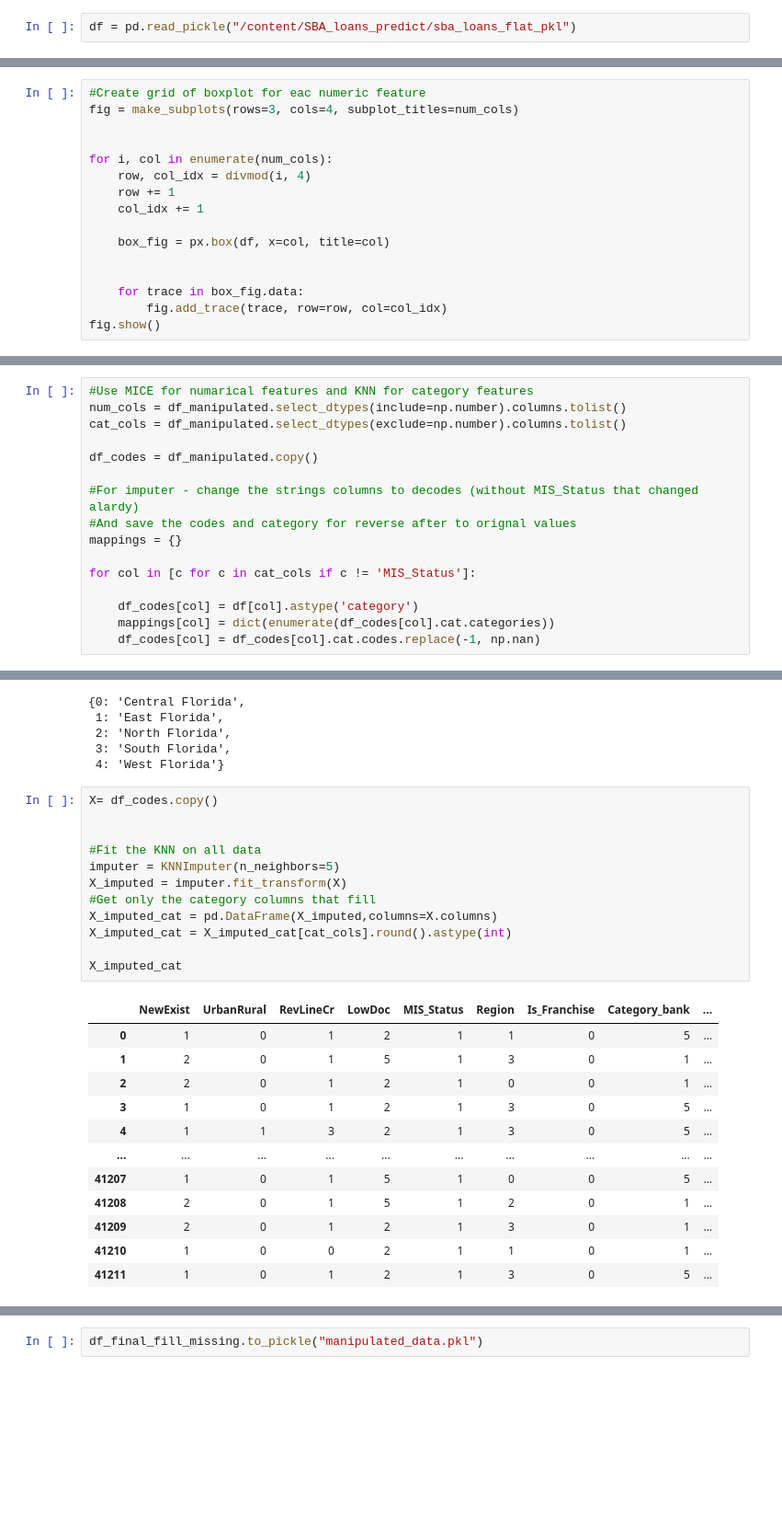
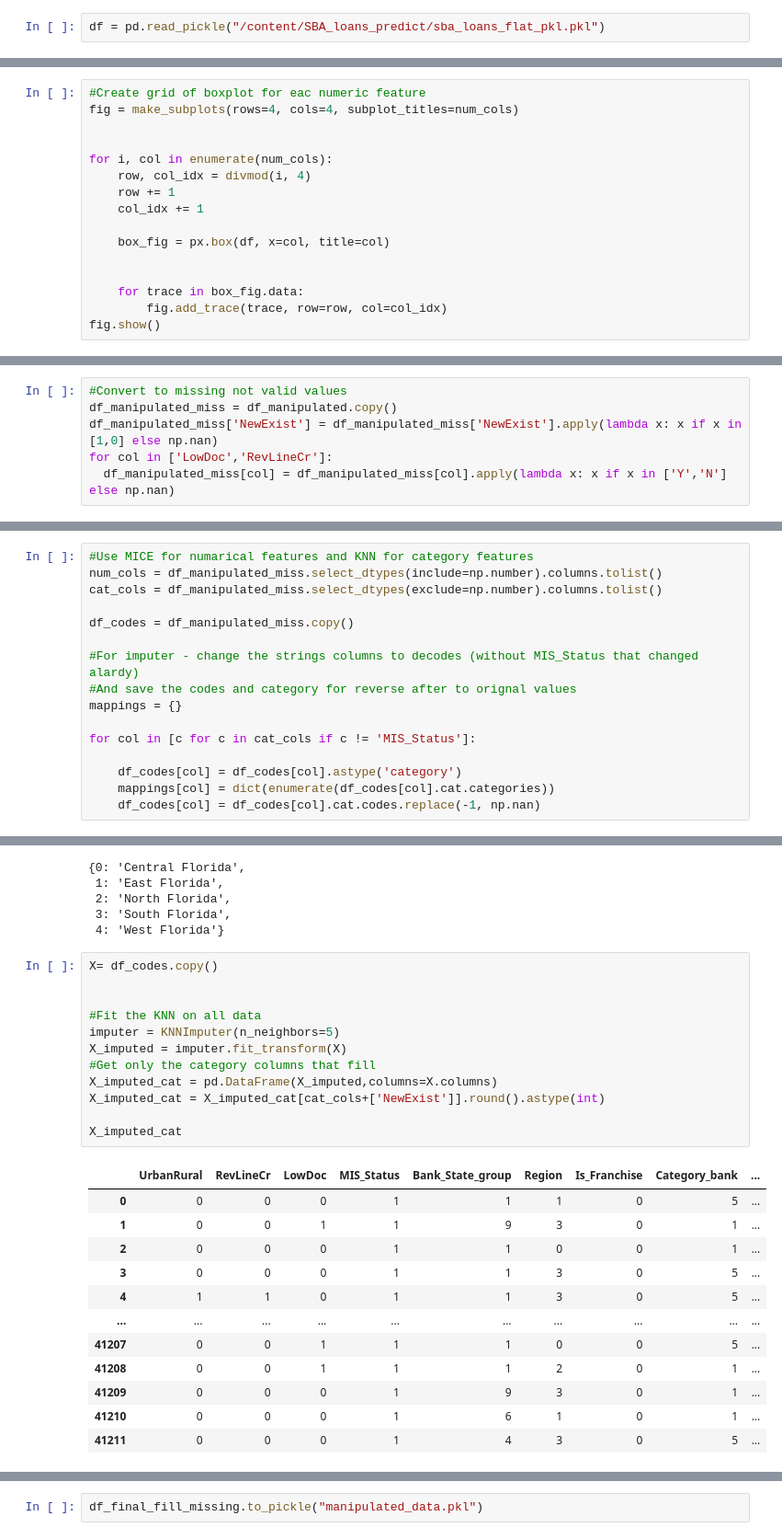
Before and after one commit to Elhai12/SBA_loans_predict, a Jupyter notebook: EDA_Data_Cleansing.ipynb, the cells around one changed output, grey strips where cells are left out. Shown at 92% size. Drawn from its saved outputs; the diff is of its cells as text; blank space fills up the shorter version.

```diff
--- a/EDA_Data_Cleansing.ipynb
+++ b/EDA_Data_Cleansing.ipynb
@@ -69,4 +73,4 @@ import fancyimpute
 from sklearn.preprocessing import LabelEncoder
 from sklearn.impute import KNNImputer
 # %%
-df = pd.read_pickle("/content/SBA_loans_predict/sba_loans_flat_pkl")
+df = pd.read_pickle("/content/SBA_loans_predict/sba_loans_flat_pkl.pkl")
@@ -99,7 +101,7 @@ num_cols = df.select_dtypes(include=np.number).columns.tolist()
 ###Visual Detection
 # %%
 #Create grid of boxplot for eac numeric feature
-fig = make_subplots(rows=3, cols=4, subplot_titles=num_cols)
+fig = make_subplots(rows=4, cols=4, subplot_titles=num_cols)
 
 
 for i, col in enumerate(num_cols):
@@ -289,6 +298,12 @@ for col in features_change_outliers:
 df_manipulated.to_pickle("manipulated_data.pkl")
 # %% [markdown]
 #Missing Values
+# %%
+#Convert to missing not valid values
+df_manipulated_miss = df_manipulated.copy()
+df_manipulated_miss['NewExist'] = df_manipulated_miss['NewExist'].apply(lambda x: x if x in [1,0] else np.nan)
+for col in ['LowDoc','RevLineCr']:
+  df_manipulated_miss[col] = df_manipulated_miss[col].apply(lambda x: x if x in ['Y','N'] else np.nan)
 # %% [markdown]
 ##Detection
 # %%
@@ -328,10 +345,10 @@ df_null
 ##Fill missings
 # %%
 #Use MICE for numarical features and KNN for category features
-num_cols = df_manipulated.select_dtypes(include=np.number).columns.tolist()
-cat_cols = df_manipulated.select_dtypes(exclude=np.number).columns.tolist()
+num_cols = df_manipulated_miss.select_dtypes(include=np.number).columns.tolist()
+cat_cols = df_manipulated_miss.select_dtypes(exclude=np.number).columns.tolist()
 
-df_codes = df_manipulated.copy()
+df_codes = df_manipulated_miss.copy()
 
 #For imputer - change the strings columns to decodes (without MIS_Status that changed alardy)
 #And save the codes and category for reverse after to orignal values
@@ -339,6 +356,6 @@ mappings = {}
 
 for col in [c for c in cat_cols if c != 'MIS_Status']:
 
-    df_codes[col] = df[col].astype('category')
+    df_codes[col] = df_codes[col].astype('category')
     mappings[col] = dict(enumerate(df_codes[col].cat.categories))
     df_codes[col] = df_codes[col].cat.codes.replace(-1, np.nan)
@@ -363,25 +370,25 @@ mappings['Region']
 # %%
 X= df_codes.copy()
 
 
 #Fit the KNN on all data
 imputer = KNNImputer(n_neighbors=5)
 X_imputed = imputer.fit_transform(X)
 #Get only the category columns that fill
 X_imputed_cat = pd.DataFrame(X_imputed,columns=X.columns)
-X_imputed_cat = X_imputed_cat[cat_cols].round().astype(int)
+X_imputed_cat = X_imputed_cat[cat_cols+['NewExist']].round().astype(int)
 
 X_imputed_cat
 # %% [output]
-|  | NewExist | UrbanRural | RevLineCr | LowDoc | MIS_Status | Region | Is_Franchise | Category_bank | ... |
-| 0 | 1 | 0 | 1 | 2 | 1 | 1 | 0 | 5 | ... |
-| 1 | 2 | 0 | 1 | 5 | 1 | 3 | 0 | 1 | ... |
-| 2 | 2 | 0 | 1 | 2 | 1 | 0 | 0 | 1 | ... |
-| 3 | 1 | 0 | 1 | 2 | 1 | 3 | 0 | 5 | ... |
-| 4 | 1 | 1 | 3 | 2 | 1 | 3 | 0 | 5 | ... |
+|  | UrbanRural | RevLineCr | LowDoc | MIS_Status | Bank_State_group | Region | Is_Franchise | Category_bank | ... |
+| 0 | 0 | 0 | 0 | 1 | 1 | 1 | 0 | 5 | ... |
+| 1 | 0 | 0 | 1 | 1 | 9 | 3 | 0 | 1 | ... |
+| 2 | 0 | 0 | 0 | 1 | 1 | 0 | 0 | 1 | ... |
+| 3 | 0 | 0 | 0 | 1 | 1 | 3 | 0 | 5 | ... |
+| 4 | 1 | 1 | 0 | 1 | 1 | 3 | 0 | 5 | ... |
 | ... | ... | ... | ... | ... | ... | ... | ... | ... | ... |
-| 41207 | 1 | 0 | 1 | 5 | 1 | 0 | 0 | 5 | ... |
-| 41208 | 2 | 0 | 1 | 5 | 1 | 2 | 0 | 1 | ... |
-| 41209 | 2 | 0 | 1 | 2 | 1 | 3 | 0 | 1 | ... |
-| 41210 | 1 | 0 | 0 | 2 | 1 | 1 | 0 | 1 | ... |
-| 41211 | 1 | 0 | 1 | 2 | 1 | 3 | 0 | 5 | ... |
+| 41207 | 0 | 0 | 1 | 1 | 1 | 0 | 0 | 5 | ... |
+| 41208 | 0 | 0 | 1 | 1 | 1 | 2 | 0 | 1 | ... |
+| 41209 | 0 | 0 | 0 | 1 | 9 | 3 | 0 | 1 | ... |
+| 41210 | 0 | 0 | 0 | 1 | 6 | 1 | 0 | 1 | ... |
+| 41211 | 0 | 0 | 0 | 1 | 4 | 3 | 0 | 5 | ... |
```
Also changed, not shown: parts of 24 cells of this notebook.
